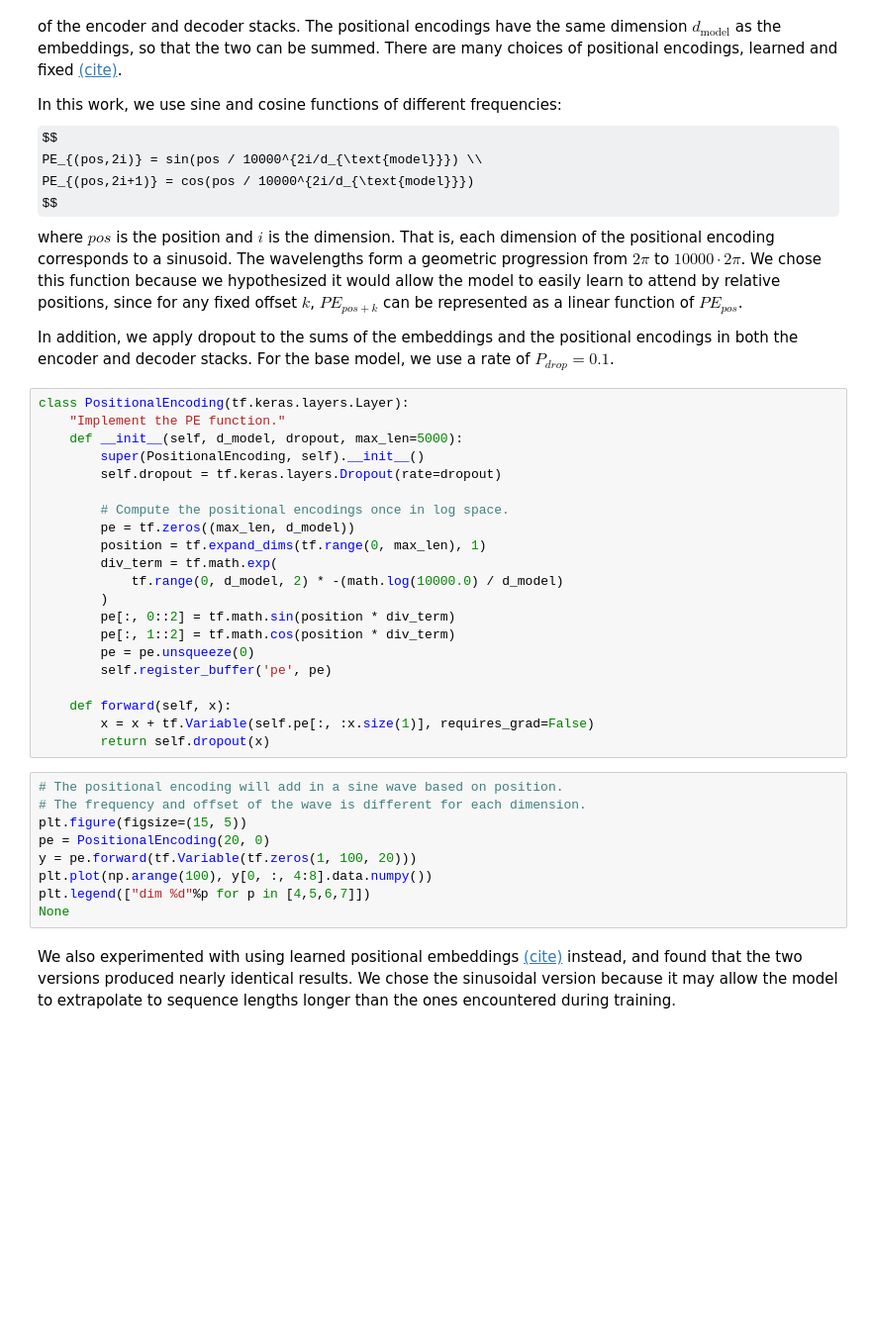
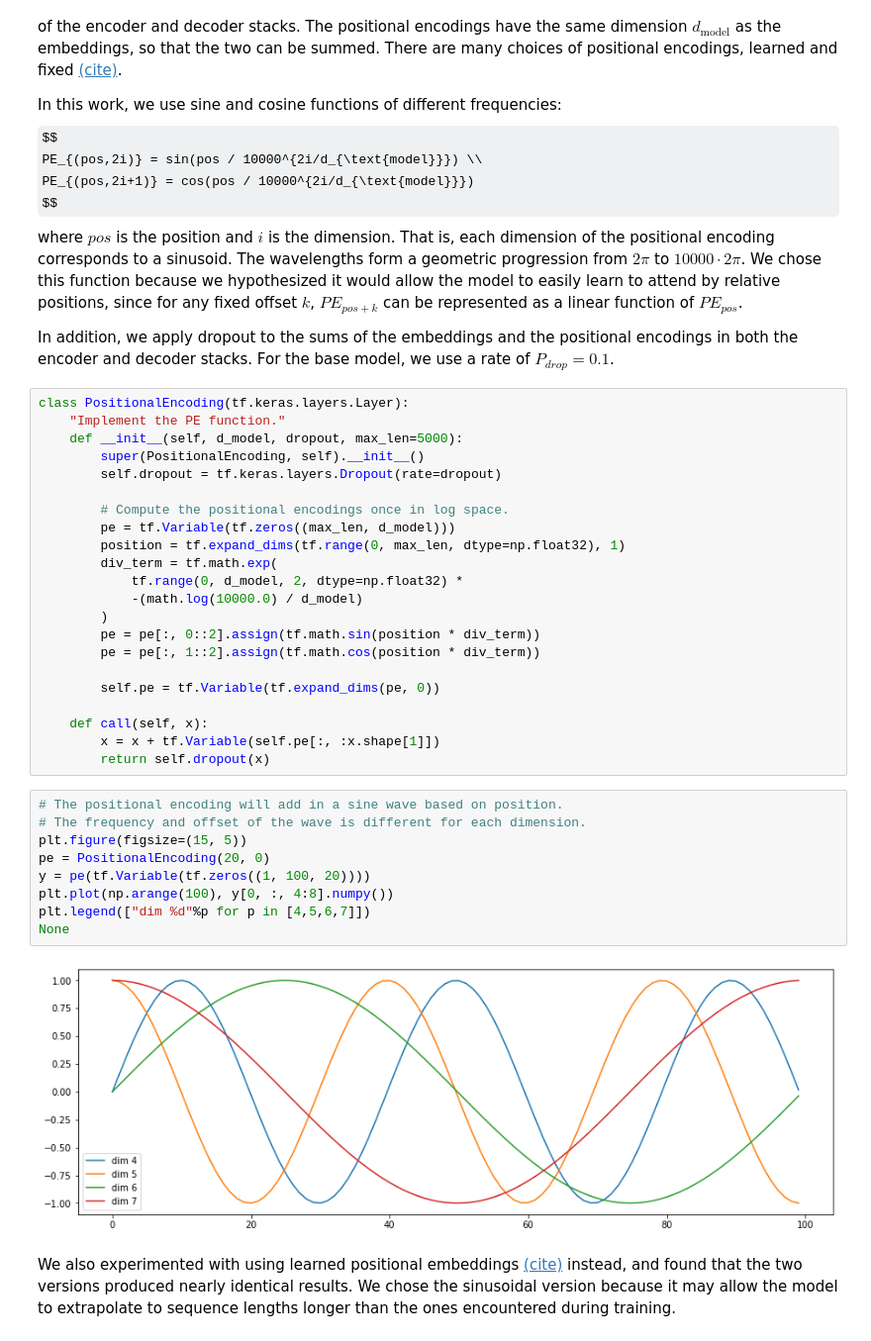
Before and after one commit to luizvbo/notebooks, a Jupyter notebook: The_Annotated_"Attention_is_All_You_Need".ipynb, the cells around one changed output. Shown at 99% size. Drawn from its saved outputs; the diff is of its cells as text; some formulas as TeX source; blank space fills up the shorter version.

```diff
--- a/The_Annotated_"Attention_is_All_You_Need".ipynb
+++ b/The_Annotated_"Attention_is_All_You_Need".ipynb
@@ -385,28 +388,31 @@ class PositionalEncoding(tf.keras.layers.Layer):
         self.dropout = tf.keras.layers.Dropout(rate=dropout)
 
         # Compute the positional encodings once in log space.
-        pe = tf.zeros((max_len, d_model))
-        position = tf.expand_dims(tf.range(0, max_len), 1)
+        pe = tf.Variable(tf.zeros((max_len, d_model)))
+        position = tf.expand_dims(tf.range(0, max_len, dtype=np.float32), 1)
         div_term = tf.math.exp(
-            tf.range(0, d_model, 2) * -(math.log(10000.0) / d_model)
+            tf.range(0, d_model, 2, dtype=np.float32) *
+            -(math.log(10000.0) / d_model)
         )
-        pe[:, 0::2] = tf.math.sin(position * div_term)
-        pe[:, 1::2] = tf.math.cos(position * div_term)
-        pe = pe.unsqueeze(0)
-        self.register_buffer('pe', pe)
+        pe = pe[:, 0::2].assign(tf.math.sin(position * div_term))
+        pe = pe[:, 1::2].assign(tf.math.cos(position * div_term))
 
-    def forward(self, x):
-        x = x + tf.Variable(self.pe[:, :x.size(1)], requires_grad=False)
+        self.pe = tf.Variable(tf.expand_dims(pe, 0))
+
+    def call(self, x):
+        x = x + tf.Variable(self.pe[:, :x.shape[1]])
         return self.dropout(x)
 # %%
 # The positional encoding will add in a sine wave based on position.
 # The frequency and offset of the wave is different for each dimension.
 plt.figure(figsize=(15, 5))
 pe = PositionalEncoding(20, 0)
-y = pe.forward(tf.Variable(tf.zeros(1, 100, 20)))
-plt.plot(np.arange(100), y[0, :, 4:8].data.numpy())
+y = pe(tf.Variable(tf.zeros((1, 100, 20))))
+plt.plot(np.arange(100), y[0, :, 4:8].numpy())
 plt.legend(["dim %d"%p for p in [4,5,6,7]])
 None
+# %% [output]
+[figure, added]
 # %% [markdown]
 We also experimented with using learned positional embeddings [(cite)](JonasFaceNet2017) instead, and found that the two versions produced nearly identical results.  We chose the sinusoidal version because it may allow the model to extrapolate to sequence lengths longer than the ones encountered during training.
 # %% [markdown]
```
Also changed, not shown: parts of 18 cells of this notebook.
